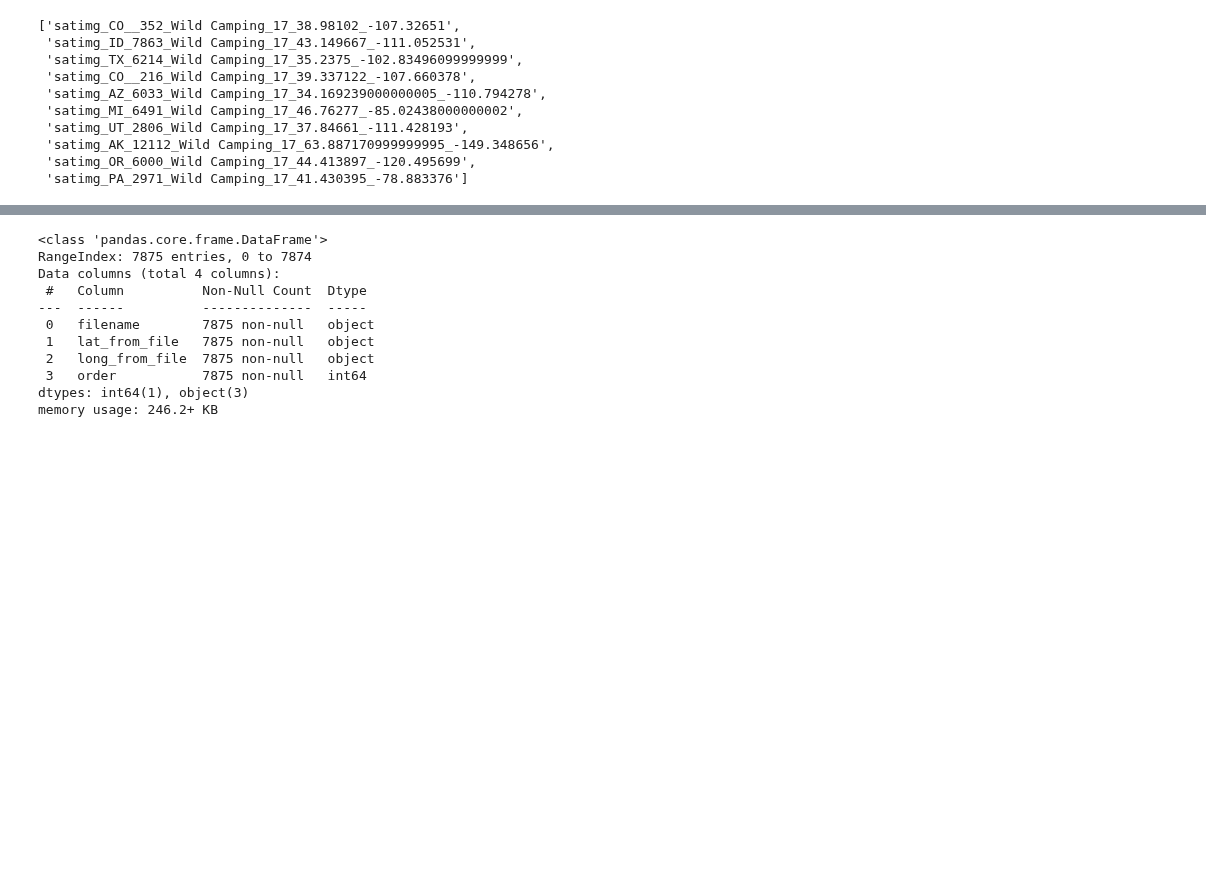
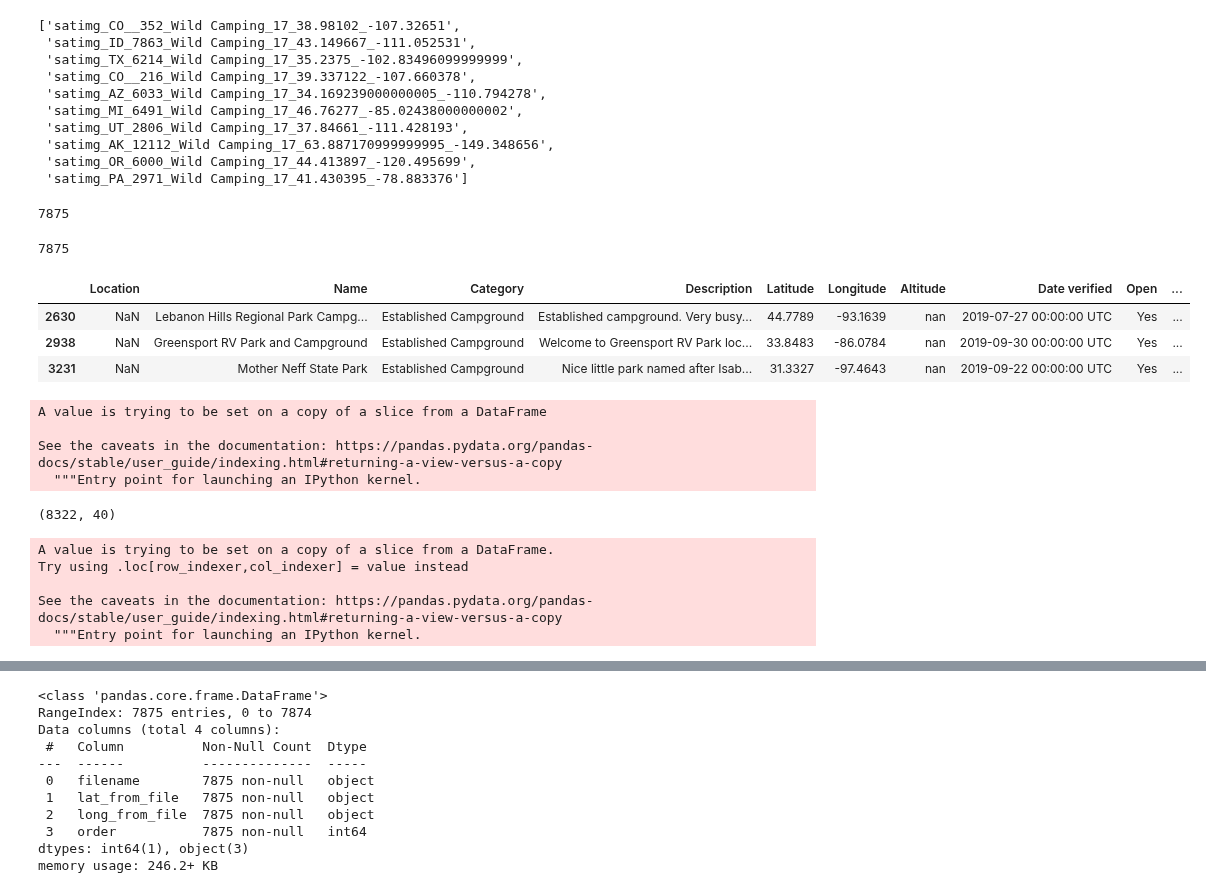
Before and after one commit to paultanger/CampsitePredict, a Jupyter notebook: notebooks/summarize_All_US_data.ipynb, the cells around one changed output, grey strips where cells are left out. Saved outputs shown, nothing was run; the diff lists cells and outputs as text; code cells hidden in the pictures; blank space fills up the shorter version.

```diff
--- a/notebooks/summarize_All_US_data.ipynb
+++ b/notebooks/summarize_All_US_data.ipynb
@@ -349,3 +358,38 @@ image_file_df = pd.concat([image_file_df, latlongs], axis=1)
 # image_file_df['lat_from_file'].apply(lambda x: '%.3f'%(x))
 # %%
 image_file_df['order'] = image_file_df.index
+# %%
+len(image_file_df['filename'].unique())
+# %% [output]
+7875
+# %%
+len(image_file_df['filename'].unique())
+# %% [output]
+7875
+# %%
+All_USdata_est_wild[All_USdata_est_wild.duplicated()]
+# %% [output]
+|  | Location | Name | Category | Description | Latitude | Longitude | Altitude | Date verified | Open | ... |
+| 2630 | NaN | Lebanon Hills Regional Park Campg... | Established Campground | Established campground. Very busy... | 44.7789 | -93.1639 | nan | 2019-07-27 00:00:00 UTC | Yes | ... |
+| 2938 | NaN | Greensport RV Park and Campground | Established Campground | Welcome to Greensport RV Park loc... | 33.8483 | -86.0784 | nan | 2019-09-30 00:00:00 UTC | Yes | ... |
+| 3231 | NaN | Mother Neff State Park | Established Campground | Nice little park named after Isab... | 31.3327 | -97.4643 | nan | 2019-09-22 00:00:00 UTC | Yes | ... |
+# %%
+All_USdata_est_wild.drop_duplicates(inplace=True)
+# %% [output]
+A value is trying to be set on a copy of a slice from a DataFrame
+
+See the caveats in the documentation: https://pandas.pydata.org/pandas-docs/stable/user_guide/indexing.html#returning-a-view-versus-a-copy
+  """Entry point for launching an IPython kernel.
+# %%
+All_USdata_est_wild.shape
+# %% [output]
+(8322, 40)
+# %%
+All_USdata_est_wild['latlong_test'] = All_USdata_est_wild['Latitude'].astype('str') + '_' + All_USdata_est_wild['Longitude'].astype('str')
+#
+# %% [output]
+A value is trying to be set on a copy of a slice from a DataFrame.
+Try using .loc[row_indexer,col_indexer] = value instead
+
+See the caveats in the documentation: https://pandas.pydata.org/pandas-docs/stable/user_guide/indexing.html#returning-a-view-versus-a-copy
+  """Entry point for launching an IPython kernel.
```
Also changed, not shown: parts of 34 cells of this notebook, 3 other files.
